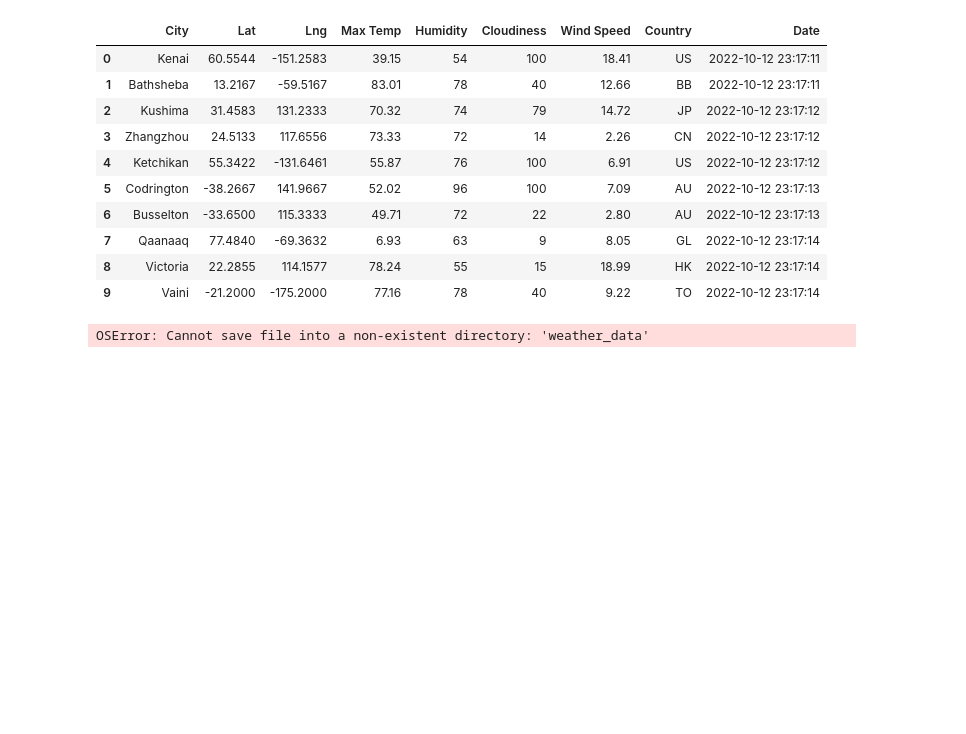
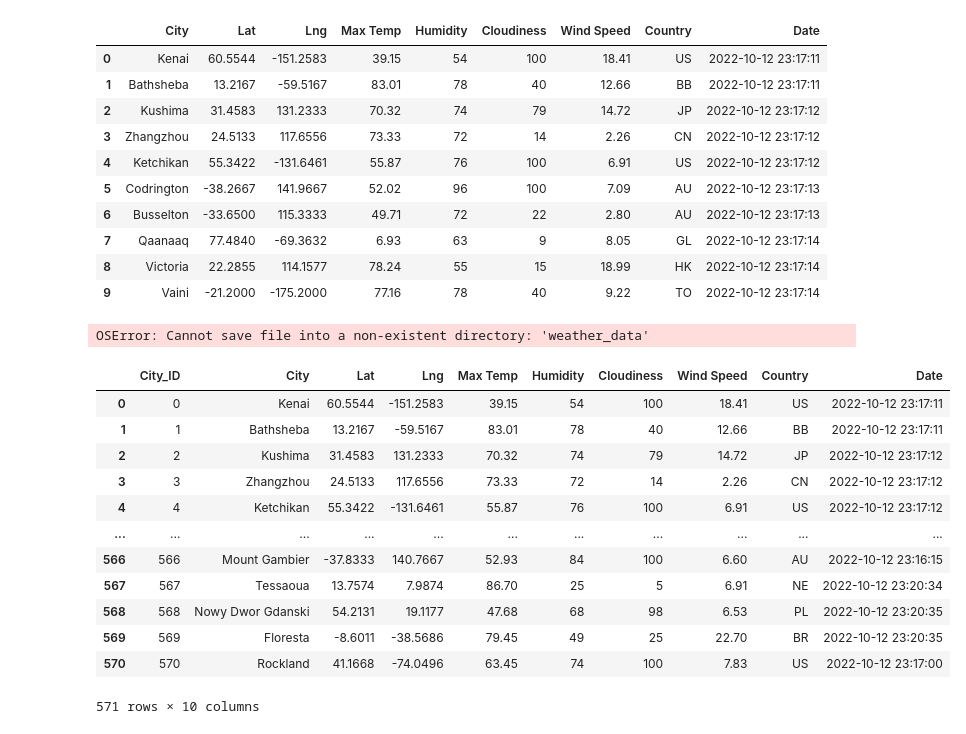
Before and after one commit to Li-ianshao/World_Weather_Analysis, a Jupyter notebook: WeatherPy.ipynb, the cells around one changed output. Saved outputs shown, nothing was run; the diff lists cells and outputs as text; code cells hidden in the pictures; blank space fills up the shorter version.

```diff
--- a/WeatherPy.ipynb
+++ b/WeatherPy.ipynb
@@ -136,3 +136,21 @@ output_data_file = "weather_data/cities.csv"
 city_data_df.to_csv(output_data_file, index_label="City_ID")
 # %% [output]
 OSError: Cannot save file into a non-existent directory: 'weather_data'
+# %%
+#Read CSV data
+city_data_df = pd.read_csv('weather_data/cities.csv')
+city_data_df
+# %% [output]
+|  | City_ID | City | Lat | Lng | Max Temp | Humidity | Cloudiness | Wind Speed | Country | Date |
+| 0 | 0 | Kenai | 60.5544 | -151.2583 | 39.15 | 54 | 100 | 18.41 | US | 2022-10-12 23:17:11 |
+| 1 | 1 | Bathsheba | 13.2167 | -59.5167 | 83.01 | 78 | 40 | 12.66 | BB | 2022-10-12 23:17:11 |
+| 2 | 2 | Kushima | 31.4583 | 131.2333 | 70.32 | 74 | 79 | 14.72 | JP | 2022-10-12 23:17:12 |
+| 3 | 3 | Zhangzhou | 24.5133 | 117.6556 | 73.33 | 72 | 14 | 2.26 | CN | 2022-10-12 23:17:12 |
+| 4 | 4 | Ketchikan | 55.3422 | -131.6461 | 55.87 | 76 | 100 | 6.91 | US | 2022-10-12 23:17:12 |
+| ... | ... | ... | ... | ... | ... | ... | ... | ... | ... | ... |
+| 566 | 566 | Mount Gambier | -37.8333 | 140.7667 | 52.93 | 84 | 100 | 6.60 | AU | 2022-10-12 23:16:15 |
+| 567 | 567 | Tessaoua | 13.7574 | 7.9874 | 86.70 | 25 | 5 | 6.91 | NE | 2022-10-12 23:20:34 |
+| 568 | 568 | Nowy Dwor Gdanski | 54.2131 | 19.1177 | 47.68 | 68 | 98 | 6.53 | PL | 2022-10-12 23:20:35 |
+| 569 | 569 | Floresta | -8.6011 | -38.5686 | 79.45 | 49 | 25 | 22.70 | BR | 2022-10-12 23:20:35 |
+| 570 | 570 | Rockland | 41.1668 | -74.0496 | 63.45 | 74 | 100 | 7.83 | US | 2022-10-12 23:17:00 |
+571 rows × 10 columns
```
Also changed, not shown: parts of 2 cells of this notebook, 4 other files.
